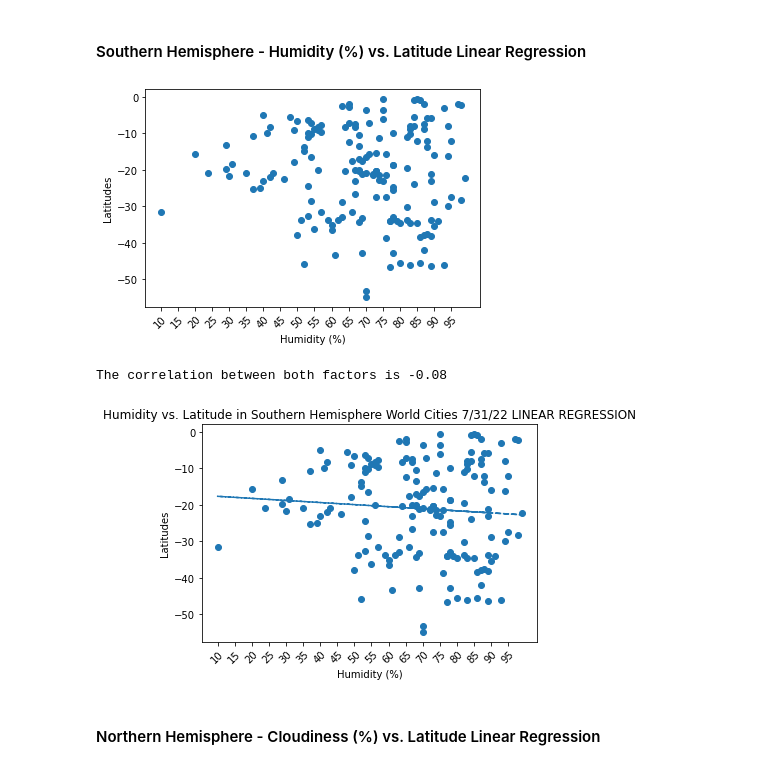
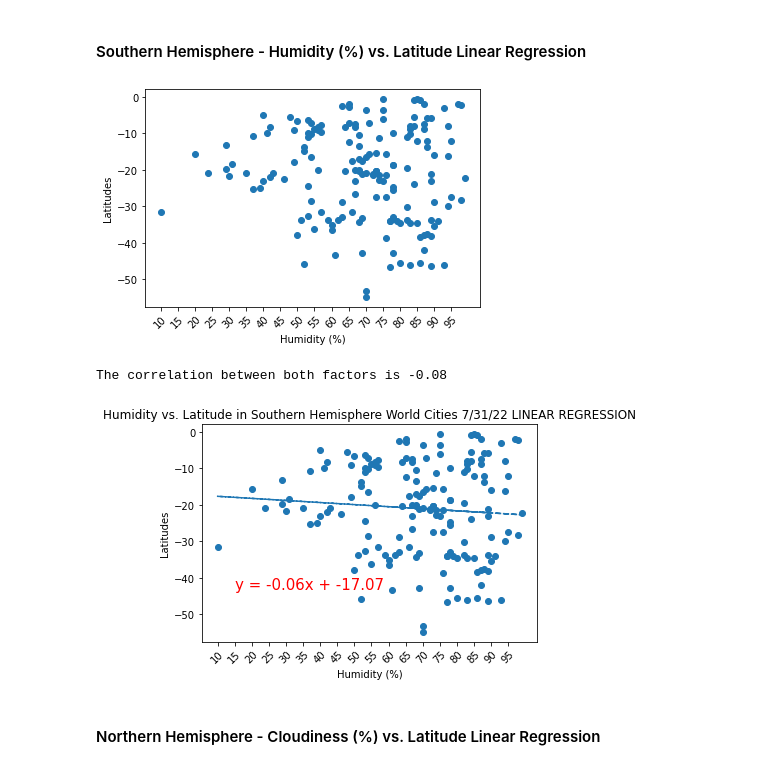
Before and after one commit to billthedataguy/python-api-challenge, a Jupyter notebook: starter_code/WeatherPy_HW6_WILLIAM_VANN.ipynb, the cells around one changed output. Drawn from its saved outputs; the diff is of its cells as text; code cells hidden in the pictures.

```diff
--- a/starter_code/WeatherPy_HW6_WILLIAM_VANN.ipynb
+++ b/starter_code/WeatherPy_HW6_WILLIAM_VANN.ipynb
@@ -386,34 +405,38 @@ The correlation between both factors is -0.05
 humidities = cityweather_df[southern_latitudes]["HUMIDITY"]
 latitudes = cityweather_df[southern_latitudes]["LAT"]
 
 plt.scatter(humidities, latitudes)
 plt.xticks(np.arange(min(humidities), max(humidities) + 1, 5.0), rotation=45)
 plt.xlabel("Humidity (%)")
 plt.ylabel("Latitudes")
 plt.show()
 
 a_slope, a_int, a_r, a_p, a_std_err = linregress(humidities, latitudes)
 
 a_fit = a_slope * humidities + a_int
 
  # Plot the linear model on top of scatter plot
 
 plt.scatter(humidities, latitudes)
 plt.plot(humidities, a_fit, "--")
 plt.xticks(np.arange(min(humidities), max(humidities) + 1, 5.0), rotation=45)
 
 plt.title("Humidity vs. Latitude in Southern Hemisphere World Cities 7/31/22 LINEAR REGRESSION")
 plt.xlabel("Humidity (%)")
 plt.ylabel("Latitudes")
 
 correlation = pearsonr(latitudes, humidities)
 print(f"The correlation between both factors is {round(correlation[0],2)}")
 
+line_eq = f"y = {round(a_slope,2)}x + {round(a_int,2)}"
+
+plt.annotate(line_eq, (15,-43), fontsize=15, color="red")
+
 plt.show()
 # %% [output]
 [figure]
 The correlation between both factors is -0.08
-[figure, old version]
+[figure, new version]
 # %% [markdown]
 ####  Northern Hemisphere - Cloudiness (%) vs. Latitude Linear Regression
 # %%
```
Also changed, not shown: parts of 22 cells of this notebook, 12 other files.
